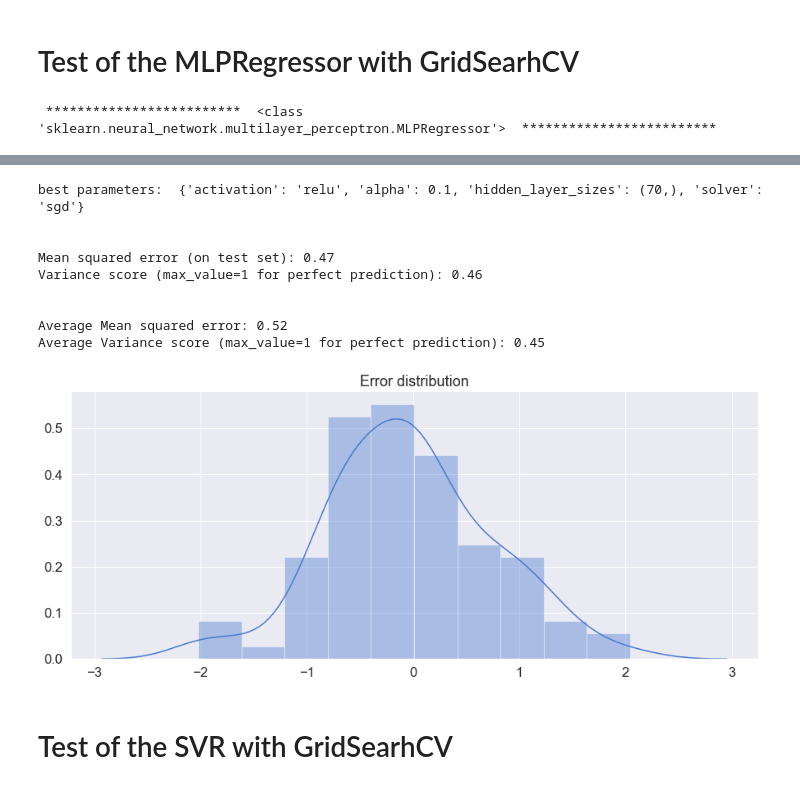
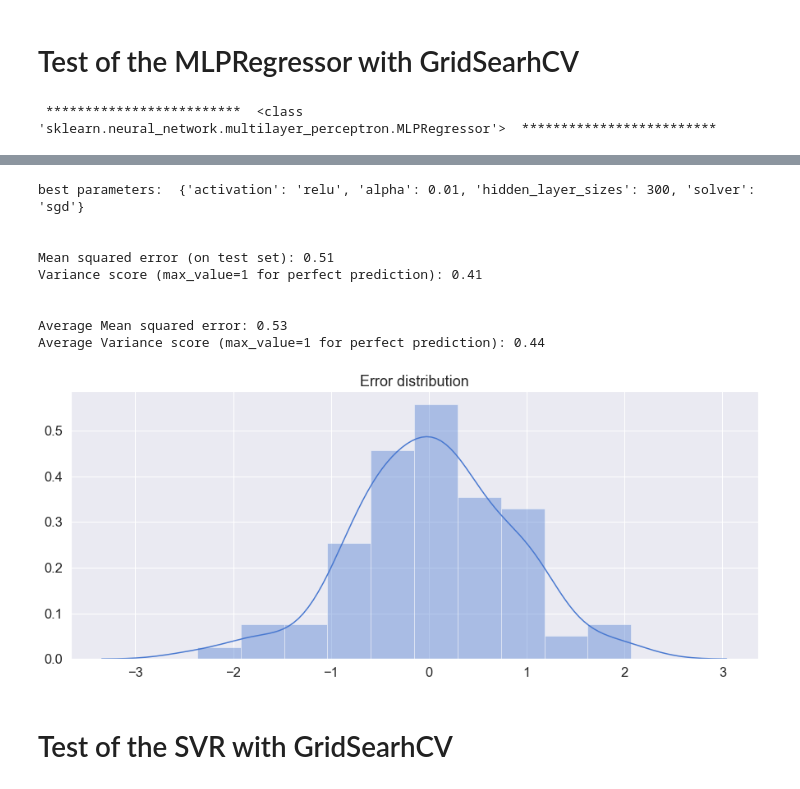
Before and after one commit to louis-lapassat/Apprentissage-artificiel, a Jupyter notebook: Diabete/Diabete Dufay Lapassat.ipynb, the cells around one changed output, grey strips where cells are left out. Drawn from its saved outputs; the diff is of its cells as text; code cells hidden in the pictures.

```diff
--- a/Diabete/Diabete Dufay Lapassat.ipynb
+++ b/Diabete/Diabete Dufay Lapassat.ipynb
@@ -41,5 +41,6 @@ $$ \frac{f - mean(f)}{std(f)} \times n\_samples$$
 For this dataset one of the best result was $mse = 0.51$ and $r_2 = 0.47$ with relatively equivalent performance for SVR, Ridge, Lasso, Linear Regression.
 # %%
 df = pd.read_csv('diabetes.data', sep='\t') # original dataset
+df = df.rename(columns={"Y": "target"})
 df.head()
 # %% [output]
@@ -123,0 +143,16 @@ To categorize this feature we will use: http://www.euro.who.int/en/health-topics
+# %%
+#####################
+### BMI treatment ###
+#####################
+
+df['BMI'] = list(map(lambda x: 1 * (x <= 18.5) + 2 * (18.5 <= x < 25) + 3 * (25 <= x < 30) + 4 * (30 <= x < 35) \
+                     + 5 * (35 <= x < 40) + 6 * (40 <= x), df['BMI']))
+
+############
+### plot ###
+############
+
+plt.figure(figsize=(15,6))
+plt.title('Histogram of BMI class')
+df['BMI'].plot(kind='hist')
+plt.show()
@@ -123,0 +192,16 @@ To categorize this feature we will use: http://www.euro.who.int/en/health-topics
+# %%
+#####################
+### BP treatment ###
+#####################
+
+df['BP'] = list(map(lambda x: 1 * (x <= 80) + 2 * (80 <= x < 85) + 3 * (85 <= x < 90) + 4 * (90 <= x < 120) \
+                     + 5 * (120 <= x), df['BP']))
+
+############
+### plot ###
+############
+
+plt.figure(figsize=(15,6))
+plt.title('Histogram of BP class')
+df['BP'].plot(kind='hist')
+plt.show()
@@ -318,28 +419,28 @@ def tune_plot(model, param, X, y, normalize=1, iter_gridsearch=1, nb_cv=5, test_
 # Test of the MLPRegressor with GridSearhCV
 # %%
 param = {
-    'hidden_layer_sizes' : [(70,), (75,), (80)], # (100,) is default
-    'activation' : ['relu', 'tanh', 'identity'], # 'relu' is default
+    'hidden_layer_sizes' : [(100,), (200,), (300)], # (100,) is default
+    'activation' : ['relu'], # 'relu' is default
     'solver' : ['sgd'], # 'adam' is default
-    'alpha' : [0.1] # 0.0001 is default
+    'alpha' : [0.01] # 0.0001 is default
     }
 
 best_param_MLP = tune_plot(MLPRegressor, param,
                           df.drop(['target'], axis=1), df['target'], normalize=True,
                           iter_gridsearch=10, nb_cv=3, test_size=0.2, seed=141421)
 # %% [output]
  *************************  <class 'sklearn.neural_network.multilayer_perceptron.MLPRegressor'>  *************************
 [interactive output not drawn]
-best parameters:  {'activation': 'relu', 'alpha': 0.1, 'hidden_layer_sizes': (70,), 'solver': 'sgd'}
+best parameters:  {'activation': 'relu', 'alpha': 0.01, 'hidden_layer_sizes': 300, 'solver': 'sgd'}
 
 
-Mean squared error (on test set): 0.47
-Variance score (max_value=1 for perfect prediction): 0.46
+Mean squared error (on test set): 0.51
+Variance score (max_value=1 for perfect prediction): 0.41
 
 
-Average Mean squared error: 0.52
-Average Variance score (max_value=1 for perfect prediction): 0.45
+Average Mean squared error: 0.53
+Average Variance score (max_value=1 for perfect prediction): 0.44
-[figure, old version]
+[figure, new version]
 # %% [markdown]
 # Test of the SVR with GridSearhCV
 # %%
```
Also changed, not shown: parts of 23 cells of this notebook.
